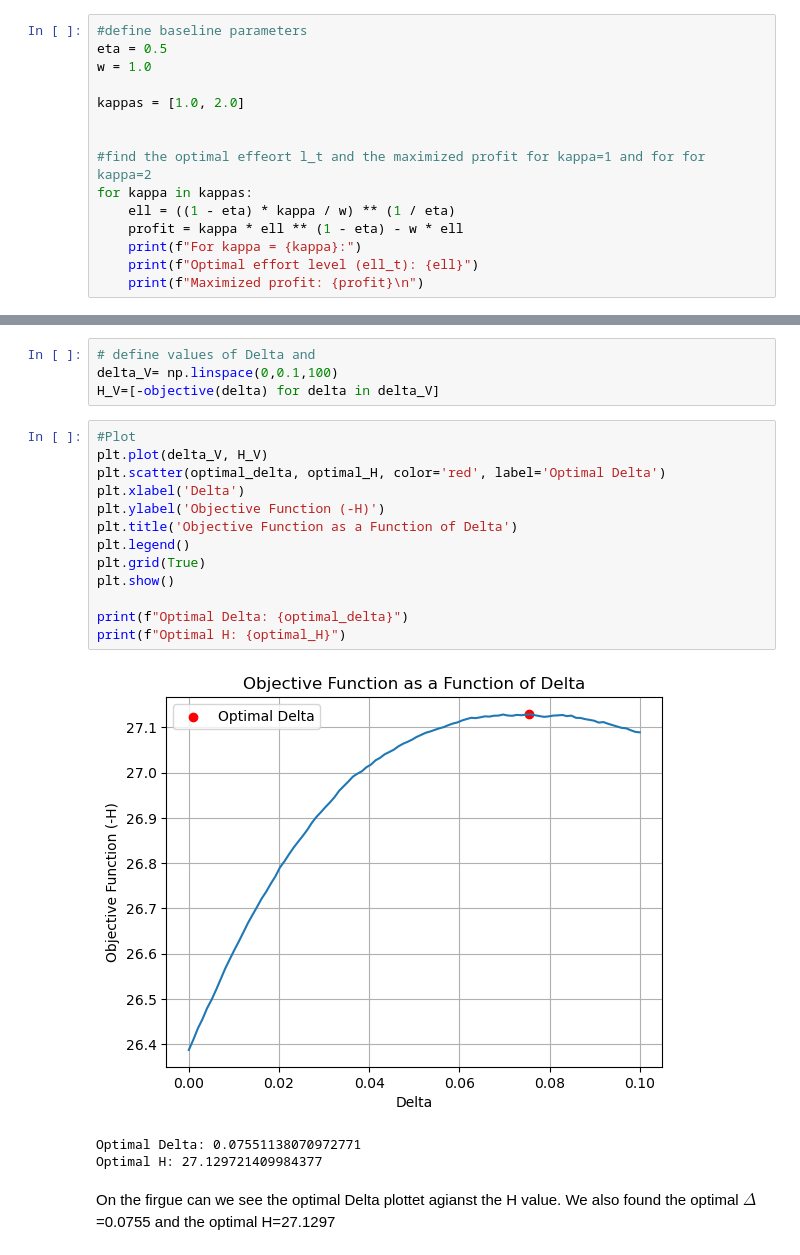
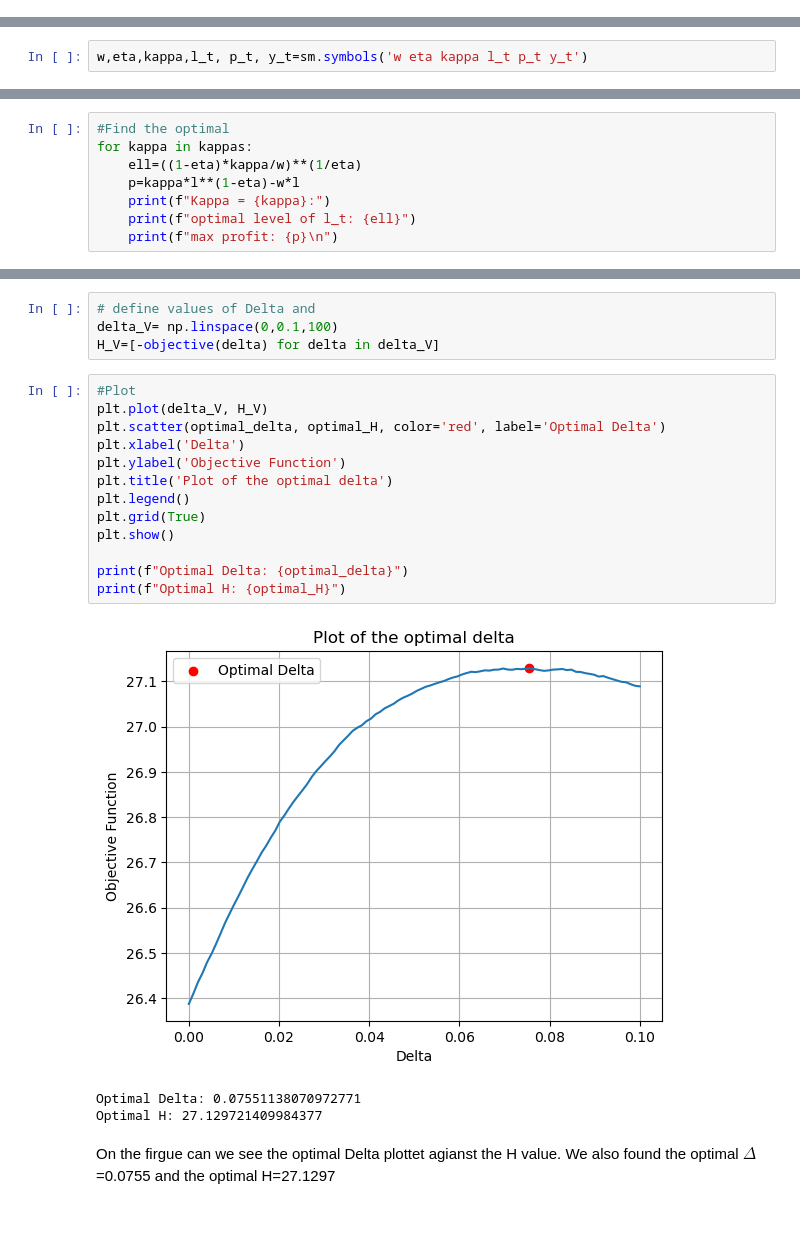
Before and after one commit to NumEconCopenhagen/projects-2023-rikke-og-emma, a Jupyter notebook: Examproject/Exam-2023-notebook.ipynb, the cells around one changed output, grey strips where cells are left out. Drawn from its saved outputs; the diff is of its cells as text; blank space fills up the shorter version.

```diff
--- a/Examproject/Exam-2023-notebook.ipynb
+++ b/Examproject/Exam-2023-notebook.ipynb
@@ -443,18 +442,3 @@ Baseline parameters are:
 - $w = 1.0$
 # %% [markdown]
 **Question 1:** Verify numerically that $\ell_{t}=\left(\frac{(1-\eta)\kappa_{t}}{w}\right)^{\frac{1}{\eta}}$ maximises profits, for $\kappa\in\left\{1.0 , 2.0\right\}$.
-# %%
-#define baseline parameters
-eta = 0.5
-w = 1.0
-
-kappas = [1.0, 2.0]
-
-
-#find the optimal effeort l_t and the maximized profit for kappa=1 and for for kappa=2
-for kappa in kappas:
-    ell = ((1 - eta) * kappa / w) ** (1 / eta)
-    profit = kappa * ell ** (1 - eta) - w * ell
-    print(f"For kappa = {kappa}:")
-    print(f"Optimal effort level (ell_t): {ell}")
-    print(f"Maximized profit: {profit}\n")
@@ -468,0 +445,2 @@ Maximized profit: 1.0
+# %%
+w,eta,kappa,l_t, p_t, y_t=sm.symbols('w eta kappa l_t p_t y_t')
@@ -468,0 +459,8 @@ Maximized profit: 1.0
+# %%
+#Find the optimal
+for kappa in kappas:
+    ell=((1-eta)*kappa/w)**(1/eta)
+    p=kappa*l**(1-eta)-w*l
+    print(f"Kappa = {kappa}:")
+    print(f"optimal level of l_t: {ell}")
+    print(f"max profit: {p}\n")
@@ -692,18 +688,18 @@ H_V=[-objective(delta) for delta in delta_V]
 # %%
 #Plot
 plt.plot(delta_V, H_V)
 plt.scatter(optimal_delta, optimal_H, color='red', label='Optimal Delta')
 plt.xlabel('Delta')
-plt.ylabel('Objective Function (-H)')
-plt.title('Objective Function as a Function of Delta')
+plt.ylabel('Objective Function')
+plt.title('Plot of the optimal delta')
 plt.legend()
 plt.grid(True)
 plt.show()
 
 print(f"Optimal Delta: {optimal_delta}")
 print(f"Optimal H: {optimal_H}")
 # %% [output]
-[figure, old version]
+[figure, new version]
 Optimal Delta: 0.07551138070972771
 Optimal H: 27.129721409984377
 # %% [markdown]
```
Also changed, not shown: parts of 14 cells of this notebook.
